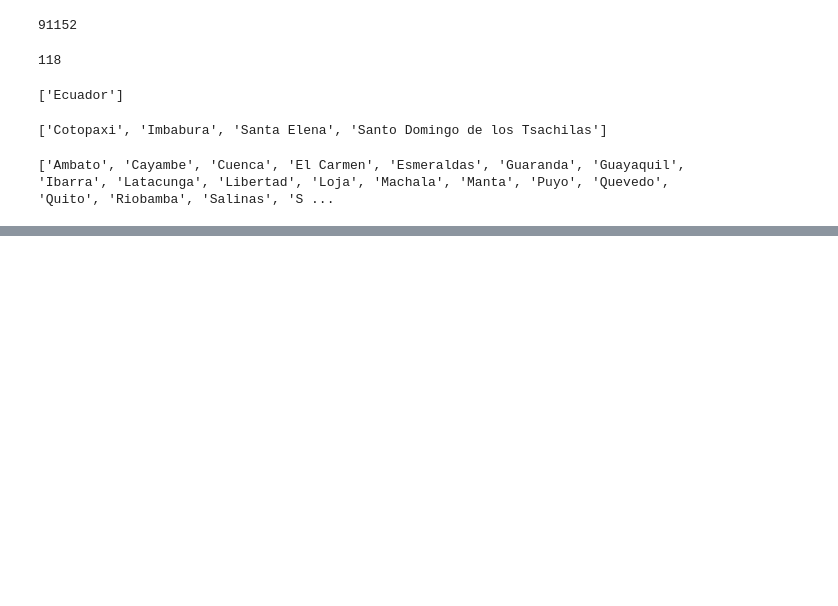
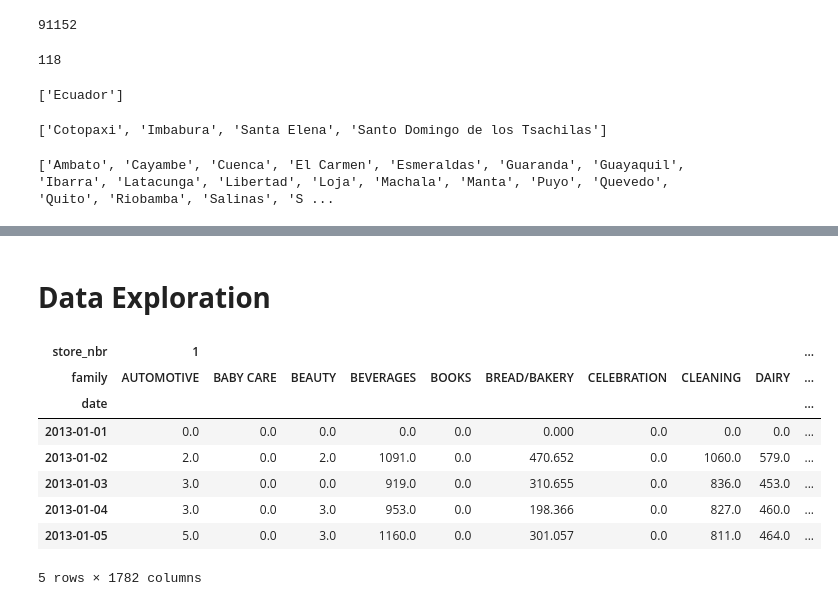
Before and after one commit to PinakShome/Data-Science-Case-Studies, a Jupyter notebook: store-sales-forecasting/Pre_Store_Sales_Forecasting.ipynb, the cells around one changed output, grey strips where cells are left out. Saved outputs shown, nothing was run; the diff lists cells and outputs as text; code cells hidden in the pictures; blank space fills up the shorter version.

Commit message:
Updated store-sales-forecasting notebook

```diff
--- a/store-sales-forecasting/Pre_Store_Sales_Forecasting.ipynb
+++ b/store-sales-forecasting/Pre_Store_Sales_Forecasting.ipynb
@@ -343,0 +454,18 @@ print(local_locale_name)
+# %% [markdown]
+<h1> <b> Data Exploration <b> </h1>
+# %%
+sales_ts = pd.pivot_table(train, values="sales", index="date", columns=["store_nbr", "family"])
+tr_ts = pd.pivot_table(transactions, values="transactions", index="date", columns="store_nbr")
+promo_ts = pd.pivot_table(train, values="onpromotion", index="date", columns=["store_nbr", "family"])
+
+sales_ts.head()
+# %% [output]
+| store_nbr | 1 |  |  |  |  |  |  |  |  | ... |
+| family | AUTOMOTIVE | BABY CARE | BEAUTY | BEVERAGES | BOOKS | BREAD/BAKERY | CELEBRATION | CLEANING | DAIRY | ... |
+| date |  |  |  |  |  |  |  |  |  | ... |
+| 2013-01-01 | 0.0 | 0.0 | 0.0 | 0.0 | 0.0 | 0.000 | 0.0 | 0.0 | 0.0 | ... |
+| 2013-01-02 | 2.0 | 0.0 | 2.0 | 1091.0 | 0.0 | 470.652 | 0.0 | 1060.0 | 579.0 | ... |
+| 2013-01-03 | 3.0 | 0.0 | 0.0 | 919.0 | 0.0 | 310.655 | 0.0 | 836.0 | 453.0 | ... |
+| 2013-01-04 | 3.0 | 0.0 | 3.0 | 953.0 | 0.0 | 198.366 | 0.0 | 827.0 | 460.0 | ... |
+| 2013-01-05 | 5.0 | 0.0 | 3.0 | 1160.0 | 0.0 | 301.057 | 0.0 | 811.0 | 464.0 | ... |
+5 rows × 1782 columns
```
Also changed, not shown: parts of 11 cells of this notebook.
